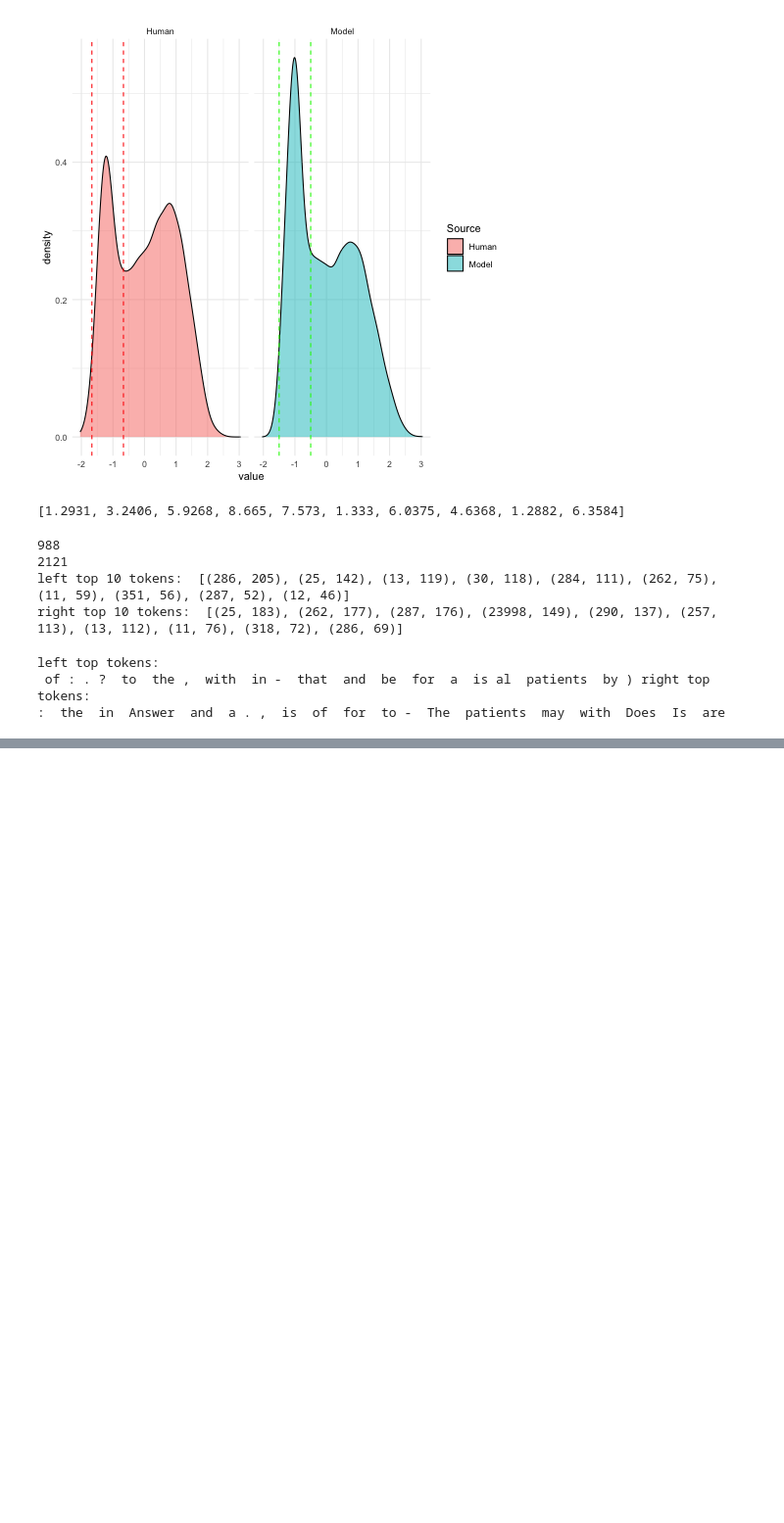
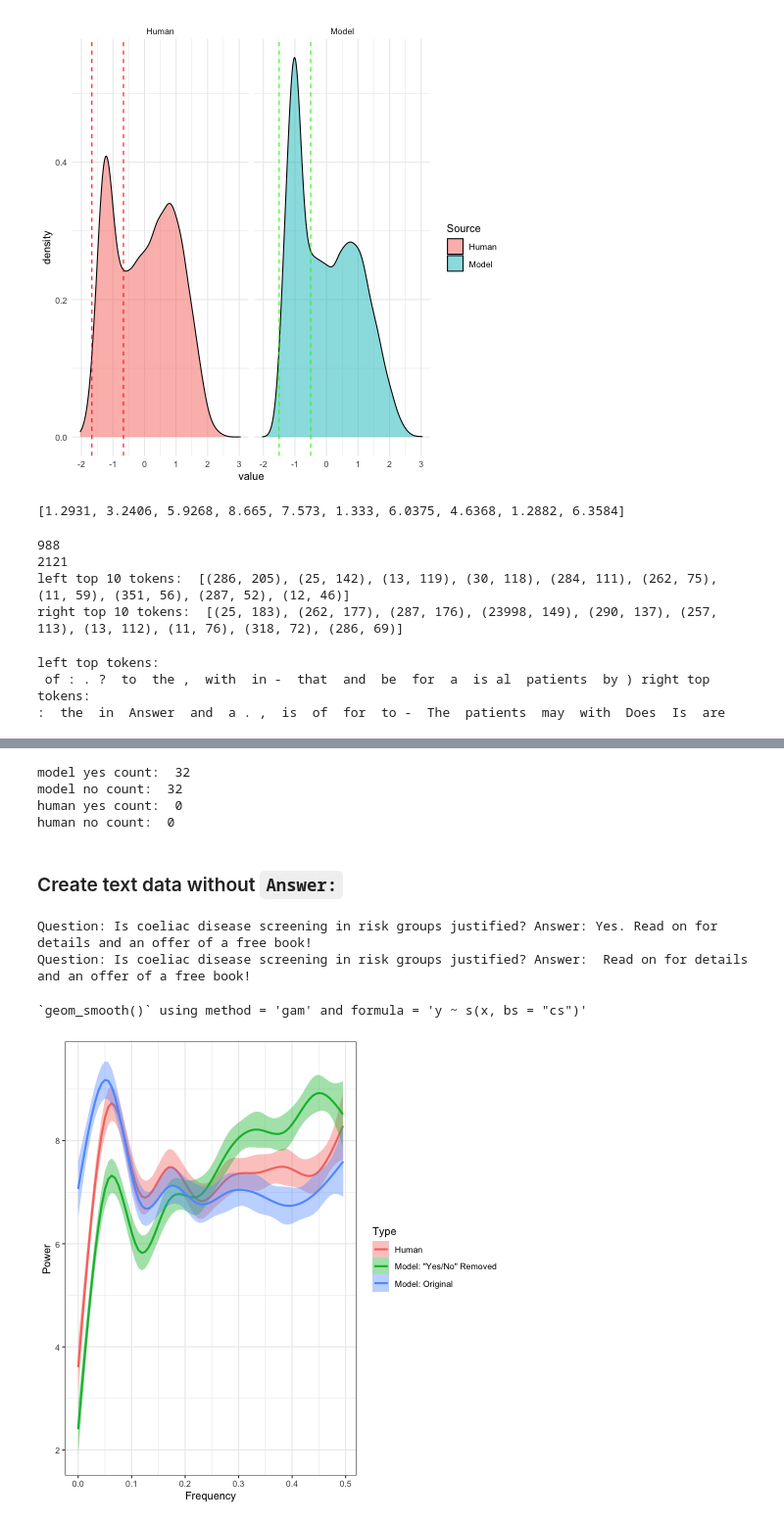
Before and after one commit to innerfirexy/FourierGPT-playground, a Jupyter notebook: experiments/explore_vocab_distr.ipynb, the cells around one changed output, grey strips where cells are left out. Shown at 98% size. Cells and saved outputs as stored; diff of their text form; code cells hidden in the pictures; blank space fills up the shorter version.

Commit message:
add rm yes/no data

```diff
--- a/experiments/explore_vocab_distr.ipynb
+++ b/experiments/explore_vocab_distr.ipynb
@@ -140,0 +216,47 @@ left top tokens:
+# %%
+# davinci yes count
+
+text_samp = []
+with open('../data/davinci/pubmed_davinci.sampled.txt', 'r') as f:
+    for line in f:
+        text_samp.append(line.strip())
+model_yes_count, model_no_count = 0, 0
+for text in text_samp:
+    if re.search(r'Answer: Yes', text, re.IGNORECASE):
+        model_yes_count += 1
+    if re.search(r'Answer: No', text, re.IGNORECASE):
+        model_no_count += 1
+print('model yes count: ', model_yes_count)
+print('model no count: ', model_no_count)
+
+text_orig = []
+with open('../data/davinci/pubmed_davinci.original.txt', 'r') as f:
+    for line in f:
+        text_orig.append(line.strip())
+human_yes_count, human_no_count = 0, 0
+for text in text_orig:
+    if re.search(r'Answer: Yes', text, re.IGNORECASE):
+        human_yes_count += 1
+    if re.search(r'Answer: No', text, re.IGNORECASE):
+        human_no_count += 1
+print('human yes count: ', human_yes_count)
+print('human no count: ', human_no_count)
+# %% [output]
+model yes count:  32
+model no count:  32
+human yes count:  0
+human no count:  0
+# %% [markdown]
+### Create text data without `Answer:`
+# %%
+text_samp
+for text in text_samp:
+    if re.search(r'Answer: Yes', text, re.IGNORECASE):
+        print(text)
+        break
+
+new_text = re.sub(r'(?<=Answer: )Yes[,|.]*', '', text)
+print(new_text)
+# %% [output]
+Question: Is coeliac disease screening in risk groups justified? Answer: Yes. Read on for details and an offer of a free book!
+Question: Is coeliac disease screening in risk groups justified? Answer:  Read on for details and an offer of a free book!
@@ -140,0 +282,22 @@ left top tokens:
+# %%
+%%R
+# Plot spectrum before and after removing "Yes, " and "No, "
+require("data.table")
+require("ggplot2")
+
+samp_gpt4 <- fread("../data/gpt-4/pubmed_gpt-4.sampled.gpt2xl.nllzs.fftnorm.txt")
+samprm_gpt4 <- fread("../data/gpt-4/pubmed_gpt-4.sampled.rmyesno.gpt2xl.nllzs.fftnorm.txt")
+samp_gpt4$Type <- "Model: Original"
+samprm_gpt4$Type <- "Model: \"Yes/No\" Removed"
+
+orig_gpt4 <- fread("../data/gpt-4/pubmed_gpt-4.original.gpt2xl.nllzs.fftnorm.txt")
+orig_gpt4$Type <- "Human"
+
+d_gpt4 <- rbind(samp_gpt4, samprm_gpt4, orig_gpt4)
+p <- ggplot(d_gpt4, aes(x=freq, y=power)) +
+    geom_smooth(aes(fill=Type, colour=Type)) + theme_bw() +
+    xlab("Frequency") + ylab("Power")
+p
+# %% [output]
+`geom_smooth()` using method = 'gam' and formula = 'y ~ s(x, bs = "cs")'
+[figure, added]
```
Also changed, not shown: parts of 5 cells of this notebook, 17 other files.
